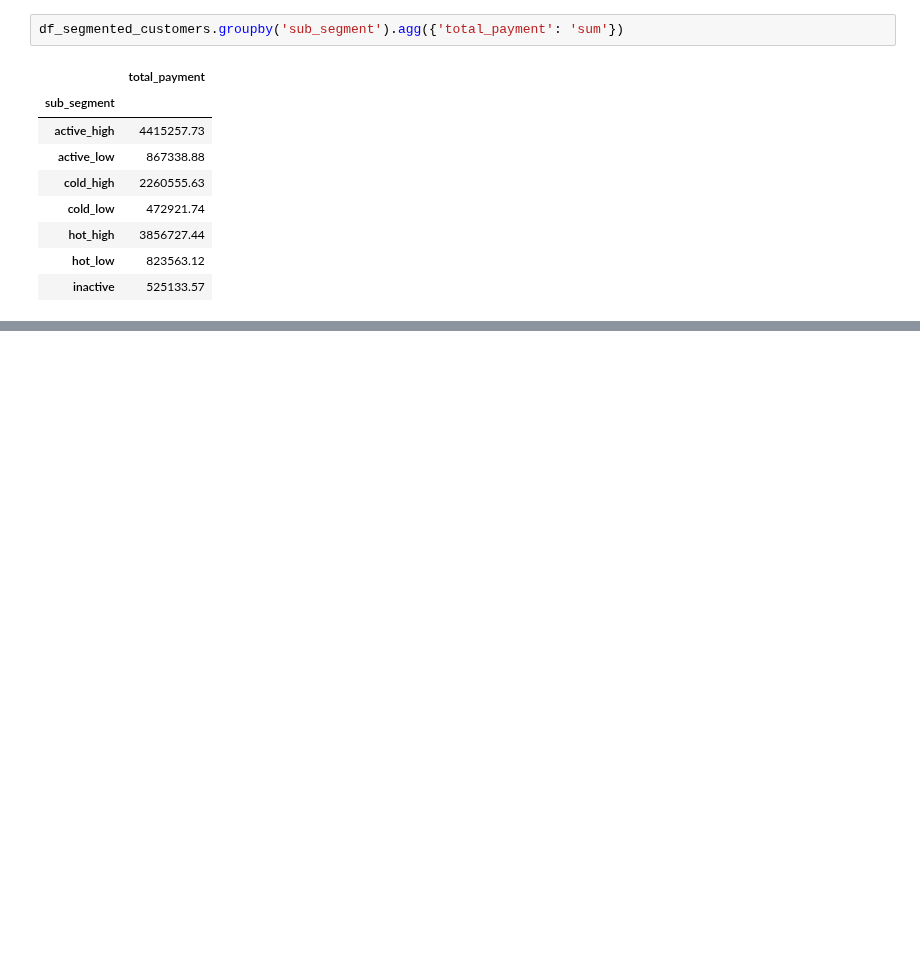
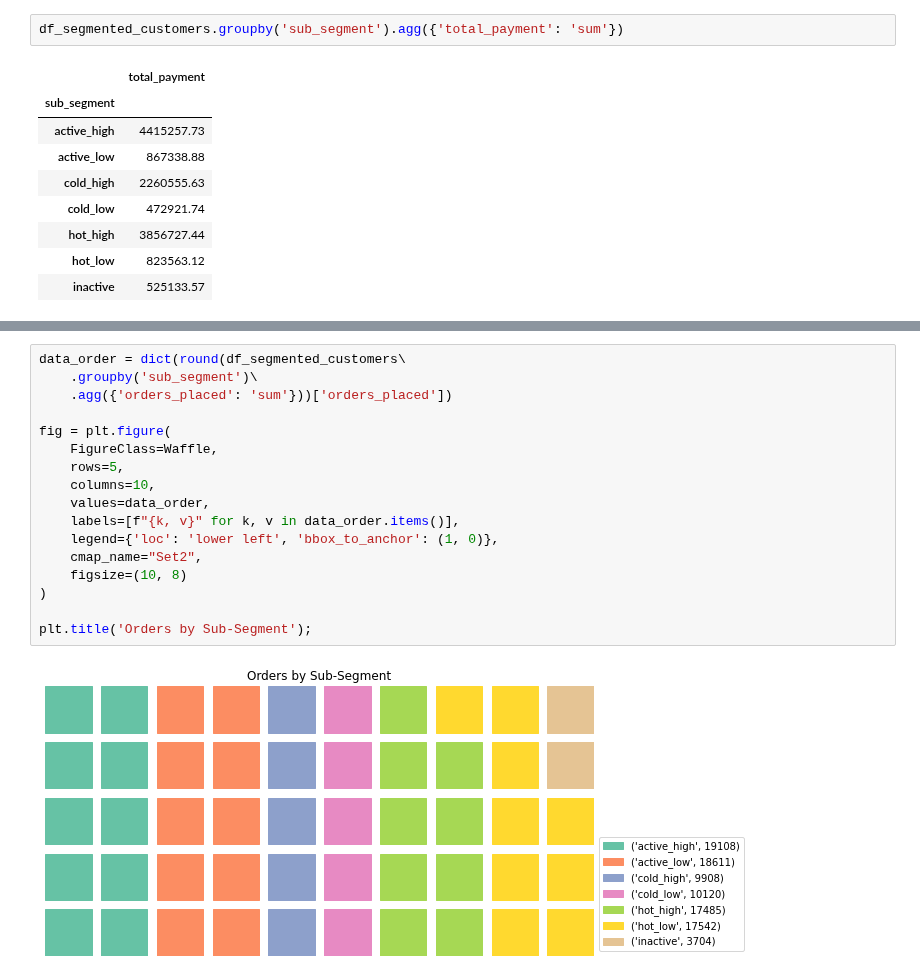
Before and after one commit to LarsTinnefeld/olist_ecom_analysis, a Jupyter notebook: 3 - Customer Segmentation/customer_segmentation.ipynb, the cells around one changed output, grey strips where cells are left out. Drawn from its saved outputs; the diff is of its cells as text; blank space fills up the shorter version.

```diff
--- a/3 - Customer Segmentation/customer_segmentation.ipynb
+++ b/3 - Customer Segmentation/customer_segmentation.ipynb
@@ -553,0 +547,19 @@ py.iplot(fig)
+# %%
+data_order = dict(round(df_segmented_customers\
+    .groupby('sub_segment')\
+    .agg({'orders_placed': 'sum'}))['orders_placed'])
+
+fig = plt.figure(
+    FigureClass=Waffle,
+    rows=5,
+    columns=10,
+    values=data_order,
+    labels=[f"{k, v}" for k, v in data_order.items()],
+    legend={'loc': 'lower left', 'bbox_to_anchor': (1, 0)},
+    cmap_name="Set2",
+    figsize=(10, 8)
+)
+
+plt.title('Orders by Sub-Segment');
+# %% [output]
+[figure, added]
```
Also changed, not shown: parts of 17 cells of this notebook.
